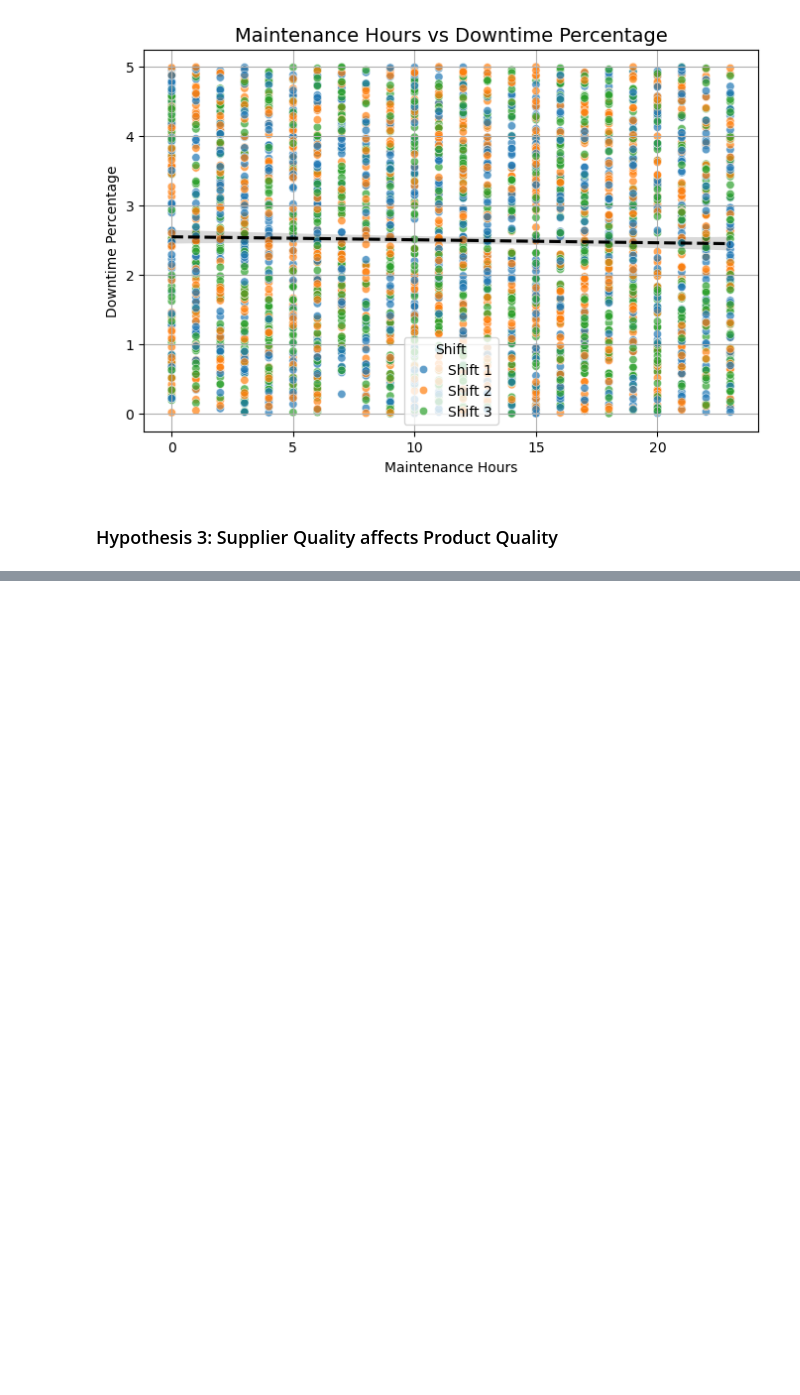
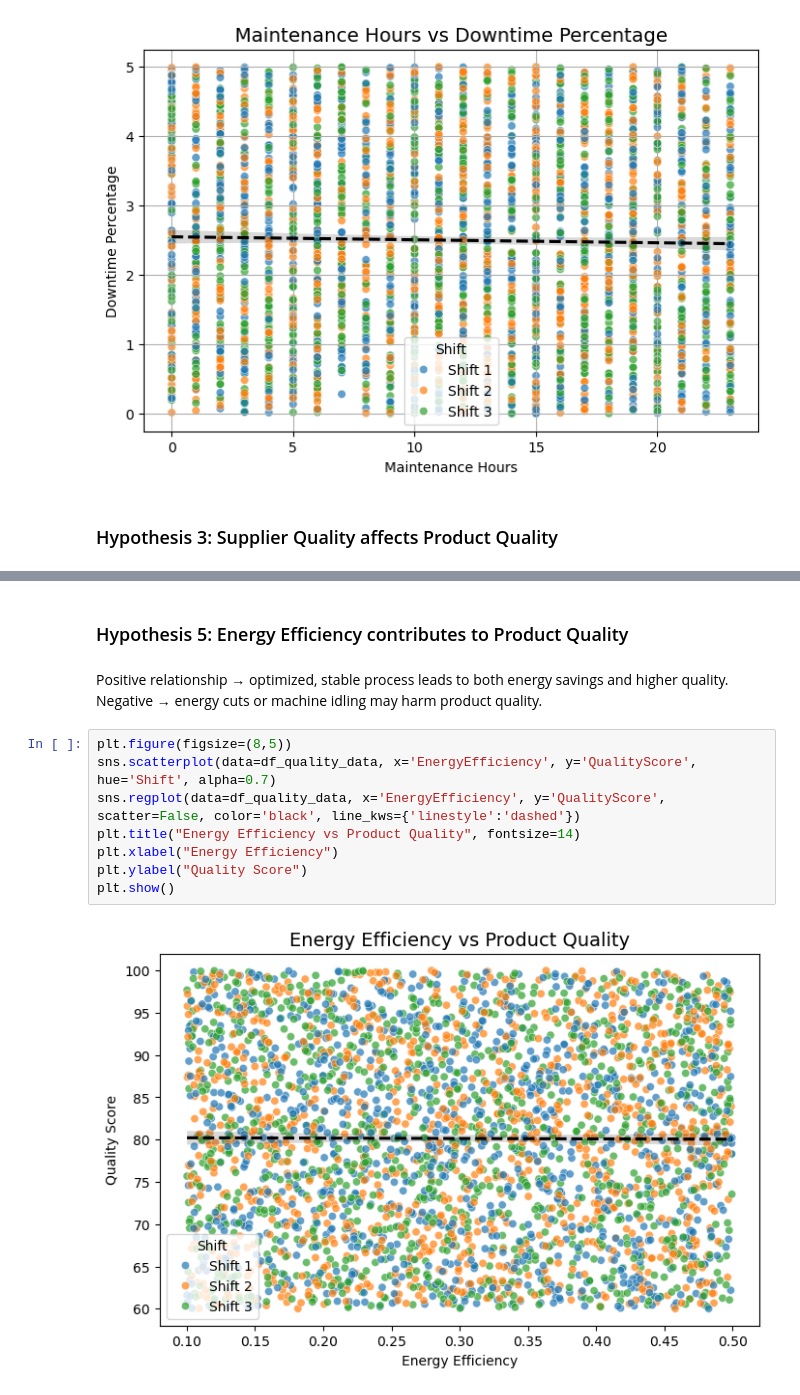
Before and after one commit to bbhatta10/Manufacturing-Quality-Analysis, a Jupyter notebook: quality.ipynb, the cells around one changed output, grey strips where cells are left out. Cells and saved outputs as stored; diff of their text form; blank space fills up the shorter version.

```diff
--- a/quality.ipynb
+++ b/quality.ipynb
@@ -362,0 +379,15 @@ plt.show()
+# %% [markdown]
+### Hypothesis 5: Energy Efficiency contributes to Product Quality
+# %% [markdown]
+Positive relationship → optimized, stable process leads to both energy savings and higher quality.
+Negative → energy cuts or machine idling may harm product quality.
+# %%
+plt.figure(figsize=(8,5))
+sns.scatterplot(data=df_quality_data, x='EnergyEfficiency', y='QualityScore', hue='Shift', alpha=0.7)
+sns.regplot(data=df_quality_data, x='EnergyEfficiency', y='QualityScore', scatter=False, color='black', line_kws={'linestyle':'dashed'})
+plt.title("Energy Efficiency vs Product Quality", fontsize=14)
+plt.xlabel("Energy Efficiency")
+plt.ylabel("Quality Score")
+plt.show()
+# %% [output]
+[figure, added]
```
Also changed, not shown: parts of 7 cells of this notebook.
